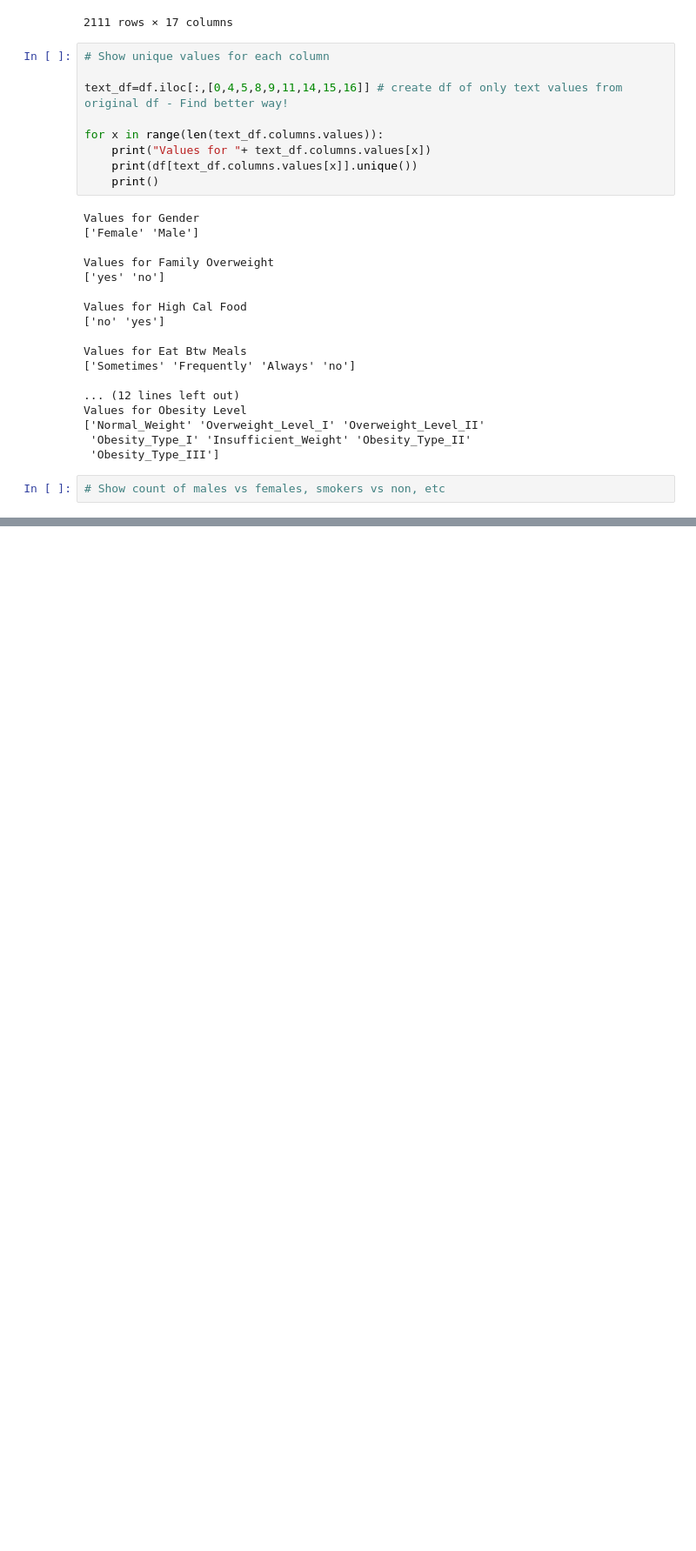
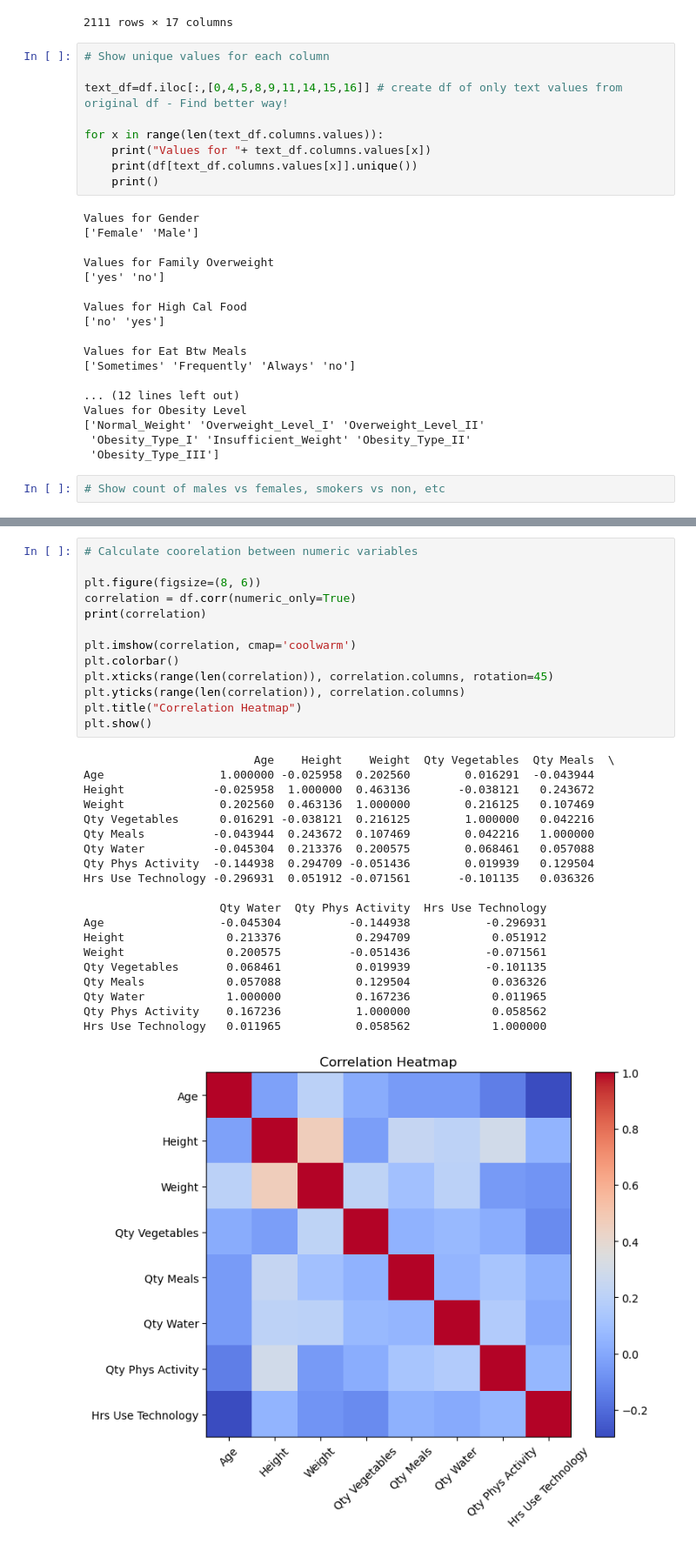
Before and after one commit to vhuson/cmu-case-study, a Jupyter notebook: CaseStudy.ipynb, the cells around one changed output, grey strips where cells are left out. Shown: that part at 87% size. Cells and saved outputs as stored; diff of their text form; blank space fills up the shorter version.

```diff
--- a/CaseStudy.ipynb
+++ b/CaseStudy.ipynb
@@ -241,0 +241,34 @@ for col1_i, col2_i in itertools.combinations(range(len(subset_columns)), 2):
+# %%
+# Calculate coorelation between numeric variables
+
+plt.figure(figsize=(8, 6))
+correlation = df.corr(numeric_only=True)
+print(correlation)
+
+plt.imshow(correlation, cmap='coolwarm')
+plt.colorbar()
+plt.xticks(range(len(correlation)), correlation.columns, rotation=45)
+plt.yticks(range(len(correlation)), correlation.columns)
+plt.title("Correlation Heatmap")
+plt.show()
+# %% [output]
+                         Age    Height    Weight  Qty Vegetables  Qty Meals  \
+Age                 1.000000 -0.025958  0.202560        0.016291  -0.043944
+Height             -0.025958  1.000000  0.463136       -0.038121   0.243672
+Weight              0.202560  0.463136  1.000000        0.216125   0.107469
+Qty Vegetables      0.016291 -0.038121  0.216125        1.000000   0.042216
+Qty Meals          -0.043944  0.243672  0.107469        0.042216   1.000000
+Qty Water          -0.045304  0.213376  0.200575        0.068461   0.057088
+Qty Phys Activity  -0.144938  0.294709 -0.051436        0.019939   0.129504
+Hrs Use Technology -0.296931  0.051912 -0.071561       -0.101135   0.036326
+
+                    Qty Water  Qty Phys Activity  Hrs Use Technology
+Age                 -0.045304          -0.144938           -0.296931
+Height               0.213376           0.294709            0.051912
+Weight               0.200575          -0.051436           -0.071561
+Qty Vegetables       0.068461           0.019939           -0.101135
+Qty Meals            0.057088           0.129504            0.036326
+Qty Water            1.000000           0.167236            0.011965
+Qty Phys Activity    0.167236           1.000000            0.058562
+Hrs Use Technology   0.011965           0.058562            1.000000
+[figure, added]
```
Also changed, not shown: parts of 2 cells of this notebook.
